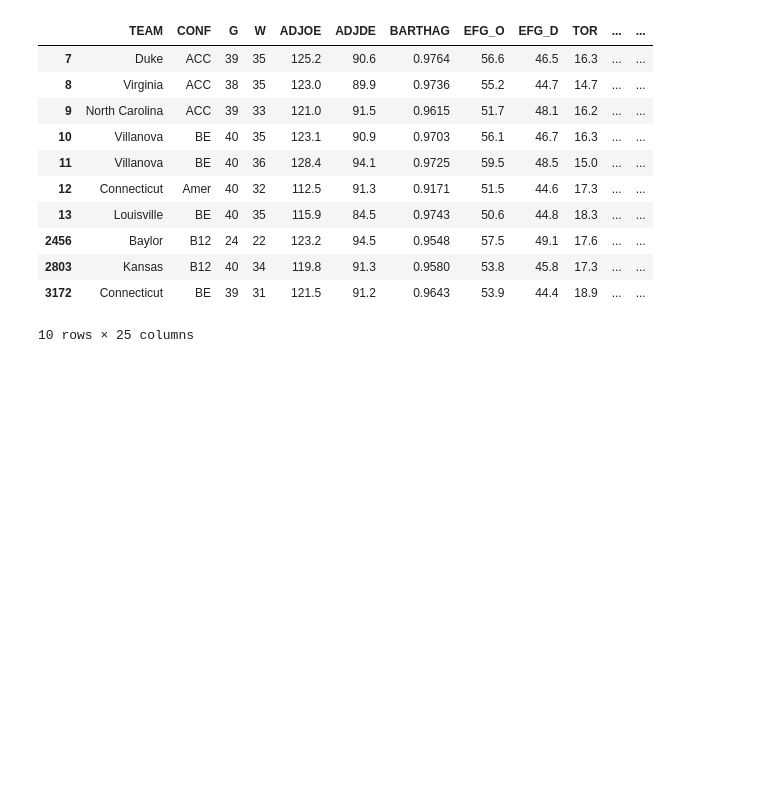
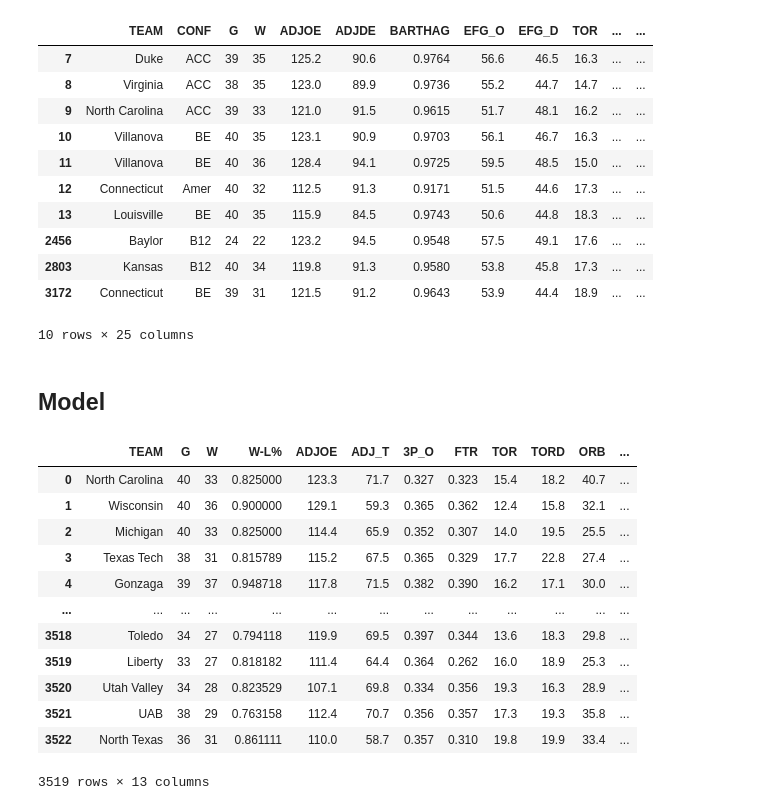
Before and after one commit to kanglee05/March-Madness-Tournament-Analysis-and-Winner-Predictor, a Jupyter notebook: March Madness Winner Predictor.ipynb, the cells around one changed output. Cells and saved outputs as stored; diff of their text form; code cells hidden in the pictures; blank space fills up the shorter version.

```diff
--- a/March Madness Winner Predictor.ipynb
+++ b/March Madness Winner Predictor.ipynb
@@ -211,3 +232,26 @@ champions
 | 2803 | Kansas | B12 | 40 | 34 | 119.8 | 91.3 | 0.9580 | 53.8 | 45.8 | 17.3 | ... | ... |
 | 3172 | Connecticut | BE | 39 | 31 | 121.5 | 91.2 | 0.9643 | 53.9 | 44.4 | 18.9 | ... | ... |
 10 rows × 25 columns
+# %% [markdown]
+## Model
+# %%
+historical_seasons['3P_O'] = historical_seasons['3P_O'] / 100
+historical_seasons['FTR'] = historical_seasons['FTR'] / 100
+historical_seasons['EFG_O'] = historical_seasons['EFG_O'] / 100
+# %%
+historical_df = historical_seasons[['TEAM', 'G', 'W', 'W-L%', 'ADJOE', 'ADJ_T', '3P_O', 'FTR', 'TOR', 'TORD', 'ORB', 'EFG_O', 'POSTSEASON']]
+historical_df
+# %% [output]
+|  | TEAM | G | W | W-L% | ADJOE | ADJ_T | 3P_O | FTR | TOR | TORD | ORB | ... |
+| 0 | North Carolina | 40 | 33 | 0.825000 | 123.3 | 71.7 | 0.327 | 0.323 | 15.4 | 18.2 | 40.7 | ... |
+| 1 | Wisconsin | 40 | 36 | 0.900000 | 129.1 | 59.3 | 0.365 | 0.362 | 12.4 | 15.8 | 32.1 | ... |
+| 2 | Michigan | 40 | 33 | 0.825000 | 114.4 | 65.9 | 0.352 | 0.307 | 14.0 | 19.5 | 25.5 | ... |
+| 3 | Texas Tech | 38 | 31 | 0.815789 | 115.2 | 67.5 | 0.365 | 0.329 | 17.7 | 22.8 | 27.4 | ... |
+| 4 | Gonzaga | 39 | 37 | 0.948718 | 117.8 | 71.5 | 0.382 | 0.390 | 16.2 | 17.1 | 30.0 | ... |
+| ... | ... | ... | ... | ... | ... | ... | ... | ... | ... | ... | ... | ... |
+| 3518 | Toledo | 34 | 27 | 0.794118 | 119.9 | 69.5 | 0.397 | 0.344 | 13.6 | 18.3 | 29.8 | ... |
+| 3519 | Liberty | 33 | 27 | 0.818182 | 111.4 | 64.4 | 0.364 | 0.262 | 16.0 | 18.9 | 25.3 | ... |
+| 3520 | Utah Valley | 34 | 28 | 0.823529 | 107.1 | 69.8 | 0.334 | 0.356 | 19.3 | 16.3 | 28.9 | ... |
+| 3521 | UAB | 38 | 29 | 0.763158 | 112.4 | 70.7 | 0.356 | 0.357 | 17.3 | 19.3 | 35.8 | ... |
+| 3522 | North Texas | 36 | 31 | 0.861111 | 110.0 | 58.7 | 0.357 | 0.310 | 19.8 | 19.9 | 33.4 | ... |
+3519 rows × 13 columns
```
Also changed, not shown: parts of 9 cells of this notebook.
